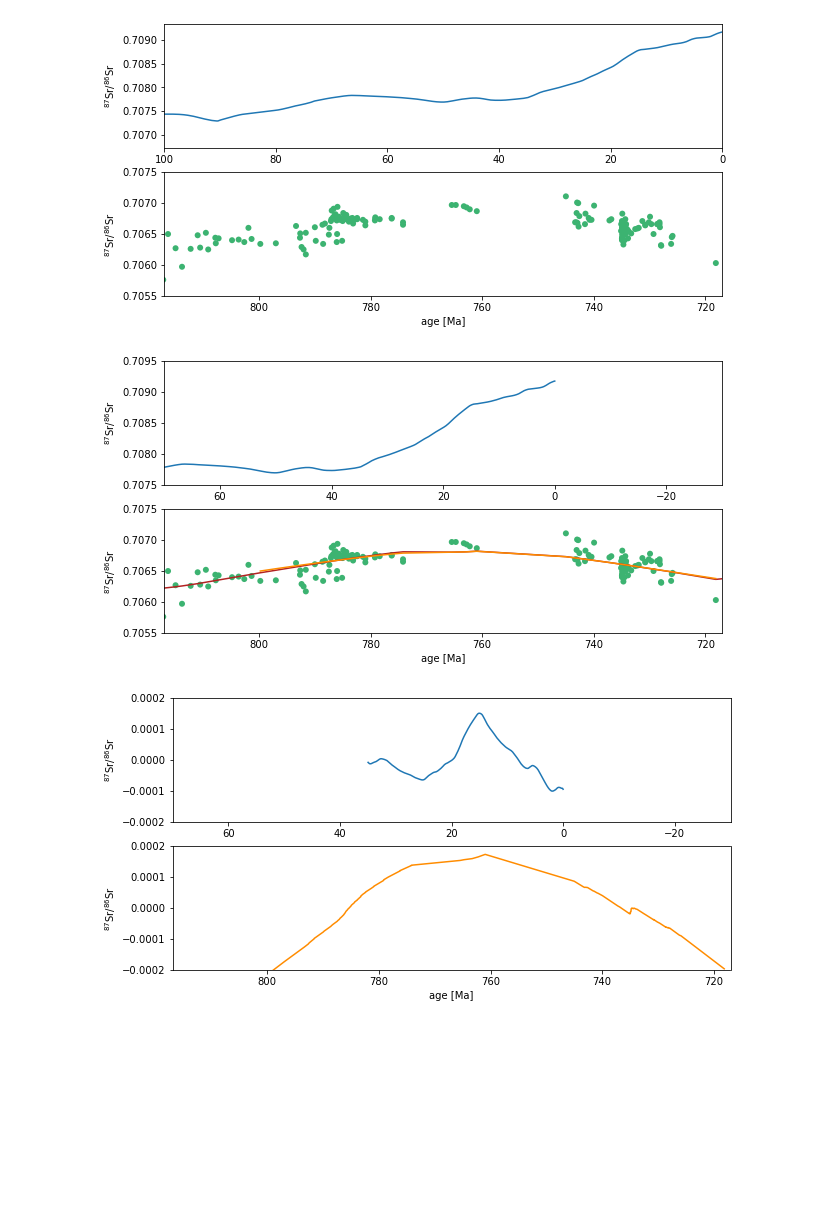
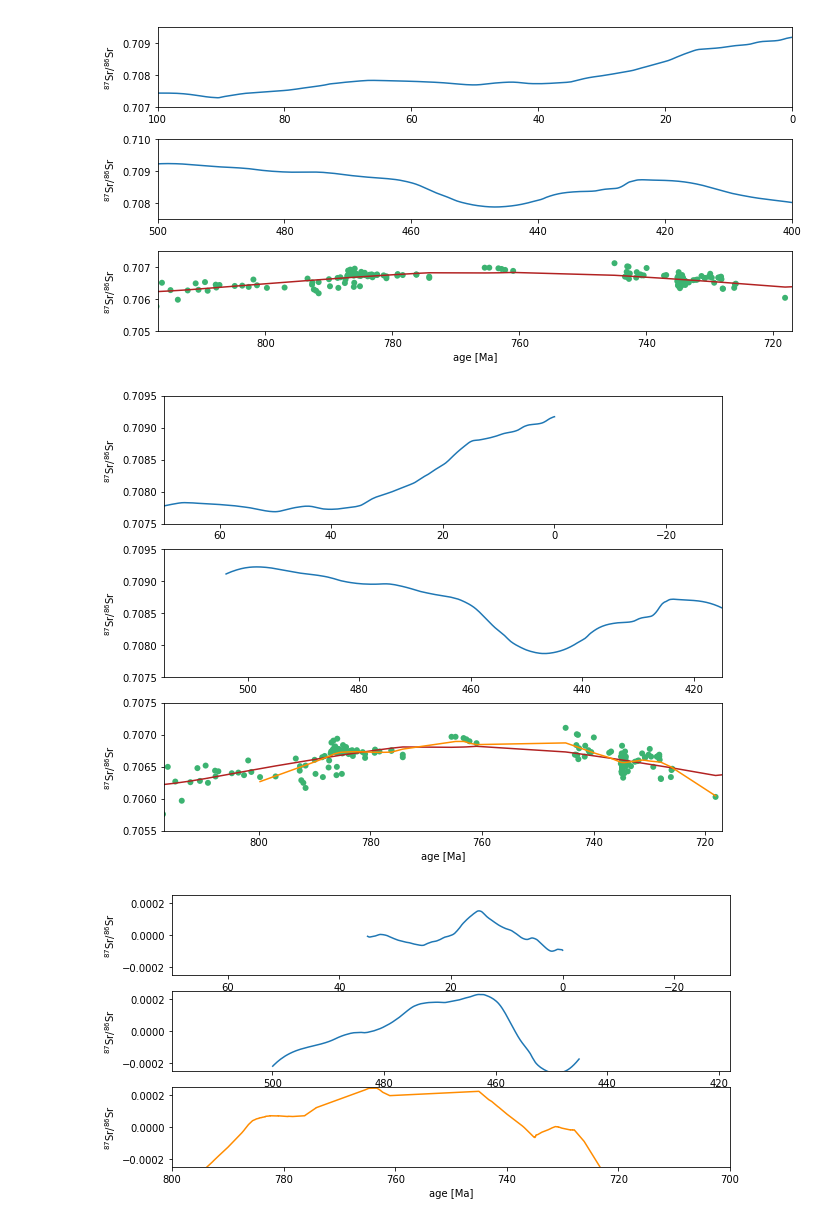
Before and after one commit to Swanson-Hysell-Group/GEOCLIM_Modern, a Jupyter notebook: Code/Notebooks/Strontium/strontium_exploration.ipynb, the cells around one changed output. Saved outputs shown, nothing was run; the diff lists cells and outputs as text; code cells hidden in the pictures; blank space fills up the shorter version.

```diff
--- a/Code/Notebooks/Strontium/strontium_exploration.ipynb
+++ b/Code/Notebooks/Strontium/strontium_exploration.ipynb
@@ -27,37 +28,48 @@ plt.show(fig)
 # %%
-fig, ax = plt.subplots(2,1, figsize=(10,5))
+fig, ax = plt.subplots(3,1, figsize=(10,5))
 ax[0].plot(Phanerozoic_LOWESS['Age'], Phanerozoic_LOWESS['Mean'])
 ax[0].set_ylabel('$^{87}$Sr/$^{86}$Sr')
 ax[0].set_xlim(100,0)
-ax[1].set_ylim(0.7070,0.7090)
-ax[1].scatter(Neoprot_data['age'], Neoprot_data['87Sr/86Sr_primary'], facecolor='mediumseagreen', edgecolor='none')
-#ax[1].plot(xy_87Sr86Sr[:,0], xy_87Sr86Sr[:,1], color='firebrick')
-ax[1].set_xlim(817,717)
-ax[1].set_xlabel('age [Ma]')
-ax[1].set_ylim(0.7055,0.7075)
+ax[0].set_ylim(0.707,0.7095)
+ax[1].plot(Phanerozoic_LOWESS['Age'], Phanerozoic_LOWESS['Mean'])
 ax[1].set_ylabel('$^{87}$Sr/$^{86}$Sr')
+ax[1].set_xlim(500,400)
+ax[1].set_ylim(0.7075,0.710)
+ax[2].scatter(Neoprot_data['age'], Neoprot_data['87Sr/86Sr_primary'], facecolor='mediumseagreen', edgecolor='none')
+ax[2].plot(xy_87Sr86Sr[:,0], xy_87Sr86Sr[:,1], color='firebrick')
+ax[2].set_xlim(817,717)
+ax[2].set_xlabel('age [Ma]')
+ax[2].set_ylim(0.7050,0.7075)
+ax[2].set_ylabel('$^{87}$Sr/$^{86}$Sr')
+plt.tight_layout()
 plt.show(fig)
 # %% [output]
-[figure, old version]
+[figure, new version]
 # %%
 pre_Sturt_data = Neoprot_data[Neoprot_data['age']>717]
 pre_Sturt_post800_data = pre_Sturt_data[pre_Sturt_data['age']<800]
-pre_Sturt_lowess = sm.nonparametric.lowess(pre_Sturt_post800_data['87Sr/86Sr_primary'], pre_Sturt_post800_data['age'], frac=0.6)
+pre_Sturt_lowess = sm.nonparametric.lowess(pre_Sturt_post800_data['87Sr/86Sr_primary'], pre_Sturt_post800_data['age'], frac=0.4)
 # %%
-fig, ax = plt.subplots(2,1, figsize=(10,5))
+fig, ax = plt.subplots(3,1, figsize=(10,8))
 ax[0].plot(Phanerozoic_LOWESS['Age'], Phanerozoic_LOWESS['Mean'])
 ax[0].set_ylabel('$^{87}$Sr/$^{86}$Sr')
 ax[0].set_xlim(70,-30)
 ax[0].set_ylim(0.7075,0.7095)
-ax[1].scatter(Neoprot_data['age'], Neoprot_data['87Sr/86Sr_primary'], facecolor='mediumseagreen', edgecolor='none')
-ax[1].plot(xy_87Sr86Sr[:,0], xy_87Sr86Sr[:,1], color='firebrick')
-ax[1].plot(pre_Sturt_lowess[:,0], pre_Sturt_lowess[:,1], color='darkorange')
-ax[1].set_xlim(817,717)
-ax[1].set_xlabel('age [Ma]')
-ax[1].set_ylim(0.7055,0.7075)
+
+ax[1].plot(Phanerozoic_LOWESS['Age'], Phanerozoic_LOWESS['Mean'])
 ax[1].set_ylabel('$^{87}$Sr/$^{86}$Sr')
+ax[1].set_xlim(515,415)
+ax[1].set_ylim(0.7075,0.7095)
+
+ax[2].scatter(Neoprot_data['age'], Neoprot_data['87Sr/86Sr_primary'], facecolor='mediumseagreen', edgecolor='none')
+ax[2].plot(xy_87Sr86Sr[:,0], xy_87Sr86Sr[:,1], color='firebrick')
+ax[2].plot(pre_Sturt_lowess[:,0], pre_Sturt_lowess[:,1], color='darkorange')
+ax[2].set_xlim(817,717)
+ax[2].set_xlabel('age [Ma]')
+ax[2].set_ylim(0.7055,0.7075)
+ax[2].set_ylabel('$^{87}$Sr/$^{86}$Sr')
 plt.show(fig)
 # %% [output]
-[figure, old version]
+[figure, new version]
 # %%
 Phanerozoic_LOWESS_35Ma = Phanerozoic_LOWESS[Phanerozoic_LOWESS['Age']<35]
@@ -65,16 +81,23 @@ x_detrended = signal.detrend(Phanerozoic_LOWESS_35Ma['Mean'])
 
 pre_Sturt_lowess_detrended = signal.detrend(pre_Sturt_lowess[:,1])
 # %%
-fig, ax = plt.subplots(2,1, figsize=(10,5))
-ax[0].plot(Phanerozoic_LOWESS_35Ma['Age'], x_detrended.tolist())
+fig, ax = plt.subplots(3,1, figsize=(10,5))
+ax[0].plot(Phanerozoic_LOWESS_35Ma['Age'], detrended_35Ma.tolist())
 ax[0].set_ylabel('$^{87}$Sr/$^{86}$Sr')
 ax[0].set_xlim(70,-30)
-ax[0].set_ylim(-.0002,.0002)
-ax[1].plot(pre_Sturt_lowess[:,0], pre_Sturt_lowess_detrended, color='darkorange')
-ax[1].set_xlim(817,717)
-ax[1].set_xlabel('age [Ma]')
-ax[1].set_ylim(-.0002,.0002)
+ax[0].set_ylim(-.00025,.00025)
+
+ax[1].plot(Ordovician_LOWESS['Age'], Ordovician_LOWESS_detrended.tolist())
 ax[1].set_ylabel('$^{87}$Sr/$^{86}$Sr')
+ax[1].set_xlim(518,418)
+ax[1].set_ylim(-.00025,.00025)
+
+
+ax[2].plot(pre_Sturt_lowess[:,0], pre_Sturt_lowess_detrended, color='darkorange')
+ax[2].set_xlim(800,700)
+ax[2].set_xlabel('age [Ma]')
+ax[2].set_ylim(-.00025,.00025)
+ax[2].set_ylabel('$^{87}$Sr/$^{86}$Sr')
 plt.show(fig)
 # %% [output]
-[figure, old version]
+[figure, new version]
```
Also changed, not shown: parts of 13 cells of this notebook.
